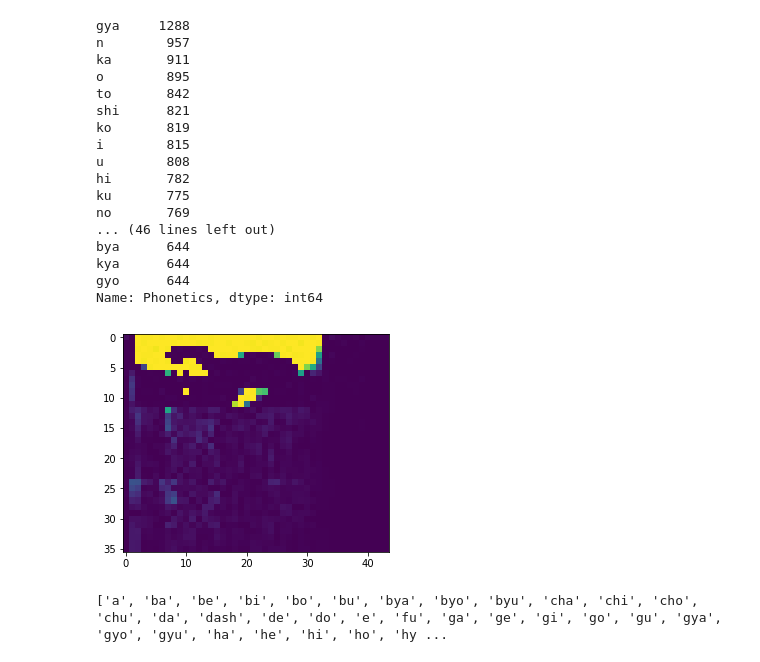
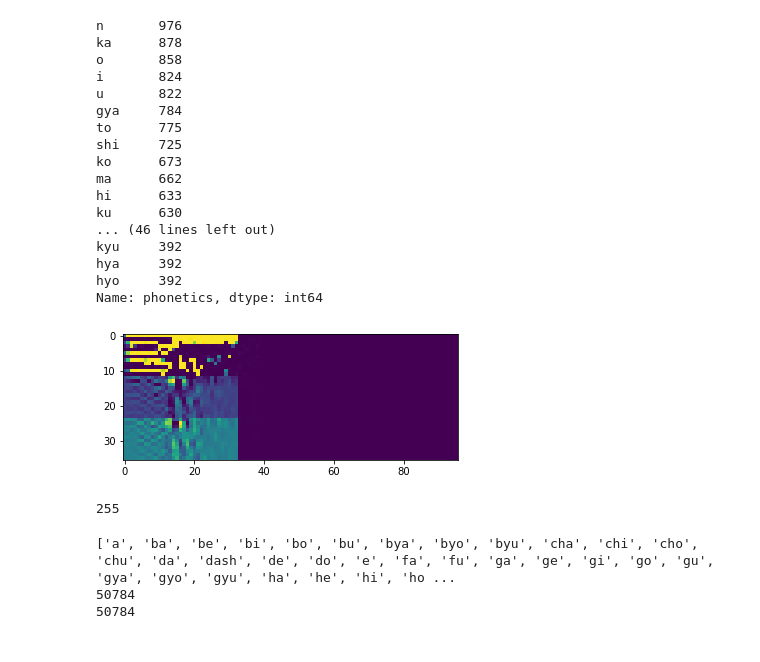
Before and after one commit to DanielOberg/spellingbee-keras, a Jupyter notebook: MinimalSpellingBee.ipynb, the cells around one changed output. Cells and saved outputs as stored; diff of their text form; code cells hidden in the pictures.

```diff
--- a/MinimalSpellingBee.ipynb
+++ b/MinimalSpellingBee.ipynb
@@ -79,13 +59,13 @@ temp_x = []
 temp_y = []
 
 for index, row in train.iterrows():
-    img_name = row['Filename']
+    img_name = row['filename']
     img_path = os.path.join('data/jpg/', img_name + '.jpg')
     img = imread(img_path) #mp3_to_img(os.path.join('data/raw/', img_name + '.wav'))
     #img = imresize(img, (60, 12), interp='nearest')
-    img = img.reshape(36, 44, 1)
-    temp_x.append(img.astype('float32'))
+    img = img.reshape(36, 96, 1)
+    temp_x.append(img.astype('int'))
 
-train_x = np.stack(temp_x)
+all_x = np.stack(temp_x)
 
-train_x = train_x / 255.
+#all_x = all_x / 255.
@@ -100,36 +72,44 @@ train_x = da.from_array(train_x, chunks=1000)
 # %%
-train.Phonetics.value_counts()
+train.phonetics.value_counts()
 # %% [output]
-gya     1288
-n        957
-ka       911
-o        895
-to       842
-shi      821
-ko       819
-i        815
-u        808
-hi       782
-ku       775
-no       769
+n       976
+ka      878
+o       858
+i       824
+u       822
+gya     784
+to      775
+shi     725
+ko      673
+ma      662
+hi      633
+ku      630
 ... (46 lines left out)
-bya      644
-kya      644
-gyo      644
-Name: Phonetics, dtype: int64
+kyu     392
+hya     392
+hyo     392
+Name: phonetics, dtype: int64
 # %%
-test_img = train_x[0, :, :, 0]
+test_img = all_x[0, :, :, 0]
 plt.imshow(test_img)
 plt.show()
+
+print(all_x[0, 0, 10, 0])
 # %% [output]
-[figure, old version]
+[figure, new version]
+255
 # %%
 lb = LabelEncoder()
-train_y = lb.fit_transform(train.Phonetics)
-train_y = keras.utils.np_utils.to_categorical(train_y)
+all_y = lb.fit_transform(train.phonetics)
+all_y = keras.utils.np_utils.to_categorical(all_y)
 print(list(lb.classes_))
 
-#with open('./data/classes.txt', 'wb') as fp:
-#    fp.write("\n".join(list(lb.classes_)).encode('utf-8'))
+with open('./data/classes.txt', 'wb') as fp:
+    fp.write("\n".join(list(lb.classes_)).encode('utf-8'))
+
+print(len(all_x))
+print(len(all_y))
 # %% [output]
-['a', 'ba', 'be', 'bi', 'bo', 'bu', 'bya', 'byo', 'byu', 'cha', 'chi', 'cho', 'chu', 'da', 'dash', 'de', 'do', 'e', 'fu', 'ga', 'ge', 'gi', 'go', 'gu', 'gya', 'gyo', 'gyu', 'ha', 'he', 'hi', 'ho', 'hy ...
+['a', 'ba', 'be', 'bi', 'bo', 'bu', 'bya', 'byo', 'byu', 'cha', 'chi', 'cho', 'chu', 'da', 'dash', 'de', 'do', 'e', 'fa', 'fu', 'ga', 'ge', 'gi', 'go', 'gu', 'gya', 'gyo', 'gyu', 'ha', 'he', 'hi', 'ho ...
+50784
+50784
```
Also changed, not shown: parts of 33 cells of this notebook.
